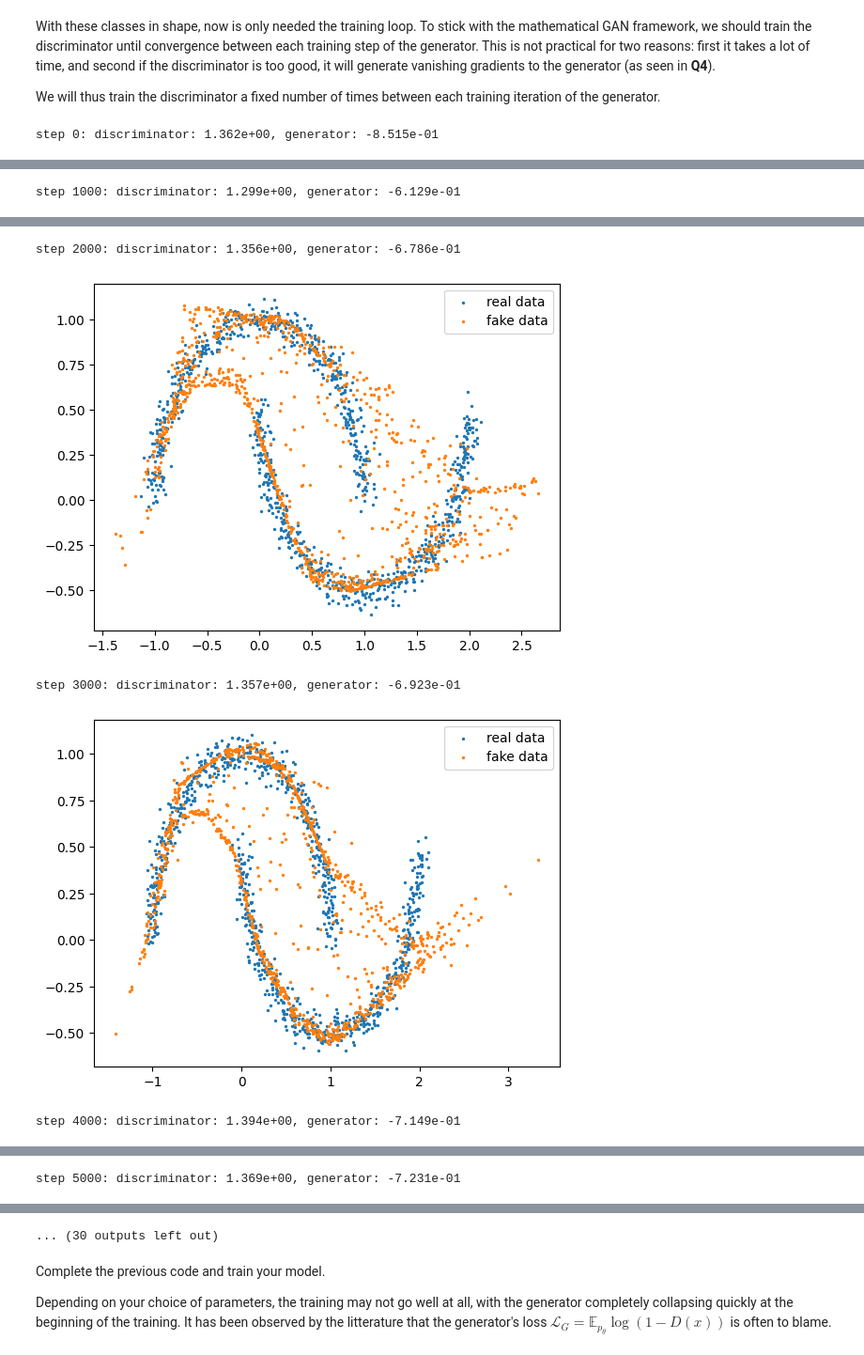
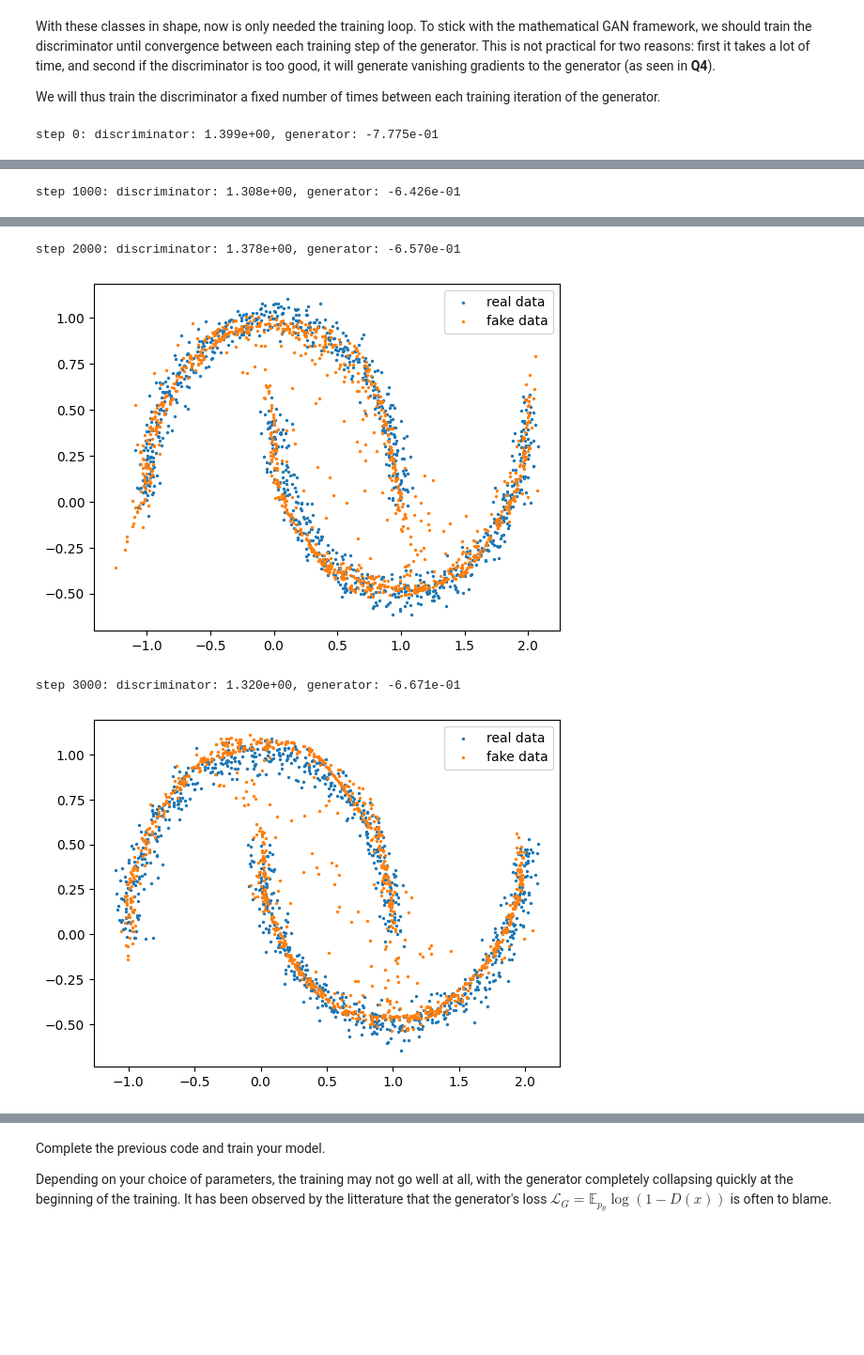
Before and after one commit to fotisk07/DLP, a Jupyter notebook: Week6/TP6_generative_models.ipynb, the cells around one changed output, grey strips where cells are left out. Shown at 94% size. Drawn from its saved outputs; the diff is of its cells as text; code cells hidden in the pictures; blank space fills up the shorter version.

```diff
--- a/Week6/TP6_generative_models.ipynb
+++ b/Week6/TP6_generative_models.ipynb
@@ -157,18 +157,22 @@ class Generator(nn.Module):
     def __init__(self):
         super().__init__()
         self.model = nn.Sequential(
-            nn.Linear(PRIOR_N, 8),
+            nn.Linear(PRIOR_N, 32),
             nn.ReLU(),
-            nn.Linear(8, 8),
+            nn.Linear(32, 32),
             nn.ReLU(),
-            nn.Linear(8, 2)
+            nn.Linear(32, 2)
         )
 
     def __call__(self, z):
         return self.model(z)
 
     def generate(self, batchlen):
-        z = torch.normal(torch.zeros(batchlen, PRIOR_N), 1.0)
+        device = next(self.parameters()).device
+        z = torch.normal(
+            torch.zeros(batchlen, PRIOR_N, device=device),
+            1.0
+        )
         return self.__call__(z)
 
 
@@ -177,11 +181,11 @@ class Discriminator(nn.Module):
     def __init__(self):
         super().__init__()
         self.model = nn.Sequential(
-            nn.Linear(2, 8),
+            nn.Linear(2, 32),
             nn.ReLU(),
-            nn.Linear(8, 8),
+            nn.Linear(32, 32),
             nn.ReLU(),
-            nn.Linear(8, 1)
+            nn.Linear(32, 1)
         )
 
     def __call__(self, x):
@@ -192,16 +196,24 @@ With these classes in shape, now is only needed the training loop. To stick with
 We will thus train the discriminator a fixed number of times between each training iteration of the generator.
 # %%
 # Number of times to train the discriminator between two generator steps
-TRAIN_RATIO = 10
+TRAIN_RATIO = 5
 # Total number of training iterations for the generator
-N_ITER = 20001
+N_ITER = 3001
 # Batch size to use
-BATCHLEN = 128
+BATCHLEN = 64
+
+eps = 1e-8
 
 generator = Generator()
 optim_gen = torch.optim.Adam(generator.parameters(), lr=0.001, betas=(0.5,0.9))
 discriminator = Discriminator()
 optim_disc = torch.optim.Adam(discriminator.parameters(), lr=0.001, betas=(0.5,0.9))
+
+device = torch.device("cuda" if torch.cuda.is_available() else "cpu")
+device = torch.device("cpu")
+
+generator.to(device)
+discriminator.to(device)
 
 for i in range(N_ITER):
     # train the discriminator
@@ -212,8 +224,11 @@ for i in range(N_ITER):
         #
         # == COMPUTE THE DISCRIMINATOR LOSS HERE ==
 
-        p1 = torch.sigmoid(discriminator(real_batch))
-        p2 = torch.sigmoid(discriminator(fake_batch))
+        p1 = torch.sigmoid(discriminator(real_batch.to(device)))
+        p2 = torch.sigmoid(discriminator(fake_batch.to(device)))
+
+        p1 = torch.clamp(p1, eps, 1 - eps)
+        p2 = torch.clamp(p2, eps, 1 - eps)
 
         disc_loss = - torch.log(p1).mean() - torch.log(1 - p2).mean()
 
@@ -227,19 +242,21 @@ for i in range(N_ITER):
     #
     # == COMPUTE THE GENERATOR LOSS HERE
 
-    p2 = torch.sigmoid(discriminator(fake_batch))
+    p2 = torch.sigmoid(discriminator(fake_batch.to(device)))
+    p2 = torch.clamp(p2, eps, 1 - eps)
     gen_loss = torch.log(1 - p2).mean()
     #
     gen_loss.backward()
     optim_gen.step()
     if i%1000 == 0:
-        print('step {}: discriminator: {:.3e}, generator: {:.3e}'.format(i, float(disc_loss), float(gen_loss)))
+        print('step {}: discriminator: {:.3e}, generator: {:.3e}'.format(
+                i, disc_loss.detach().cpu().item(), gen_loss.detach().cpu().item()))
         # plot the result
         real_batch = generate_batch(1024)
-        fake_batch = generator.generate(1024).detach()
+        fake_batch = generator.generate(1024).detach().cpu()
         plt.scatter(real_batch[:,0], real_batch[:,1], s=2.0, label='real data')
         plt.scatter(fake_batch[:,0], fake_batch[:,1], s=2.0, label='fake data')
         plt.legend()
         plt.show()
 # %% [output]
-step 0: discriminator: 1.362e+00, generator: -8.515e-01
+step 0: discriminator: 1.399e+00, generator: -7.775e-01
@@ -247 +264 @@ step 0: discriminator: 1.362e+00, generator: -8.515e-01
-step 1000: discriminator: 1.299e+00, generator: -6.129e-01
+step 1000: discriminator: 1.308e+00, generator: -6.426e-01
@@ -249,5 +266,4 @@ step 1000: discriminator: 1.299e+00, generator: -6.129e-01
-step 2000: discriminator: 1.356e+00, generator: -6.786e-01
+step 2000: discriminator: 1.378e+00, generator: -6.570e-01
-[figure, old version]
+[figure, new version]
-step 3000: discriminator: 1.357e+00, generator: -6.923e-01
+step 3000: discriminator: 1.320e+00, generator: -6.671e-01
-[figure, old version]
+[figure, new version]
-step 4000: discriminator: 1.394e+00, generator: -7.149e-01
@@ -255 +269,0 @@ step 4000: discriminator: 1.394e+00, generator: -7.149e-01
-step 5000: discriminator: 1.369e+00, generator: -7.231e-01
@@ -257,4 +270,3 @@ step 5000: discriminator: 1.369e+00, generator: -7.231e-01
-... (30 outputs left out)
 # %% [markdown]
 Complete the previous code and train your model.
 
```
Also changed, not shown: parts of 7 cells of this notebook.
